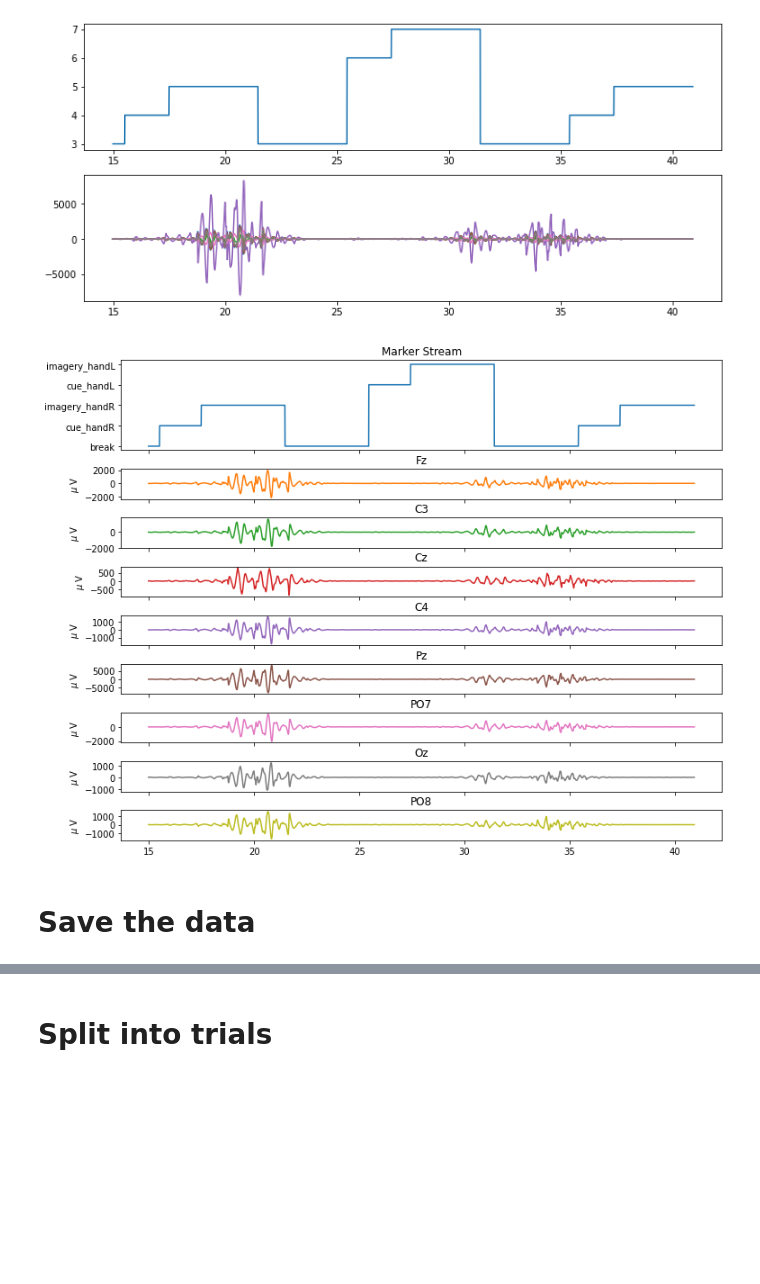
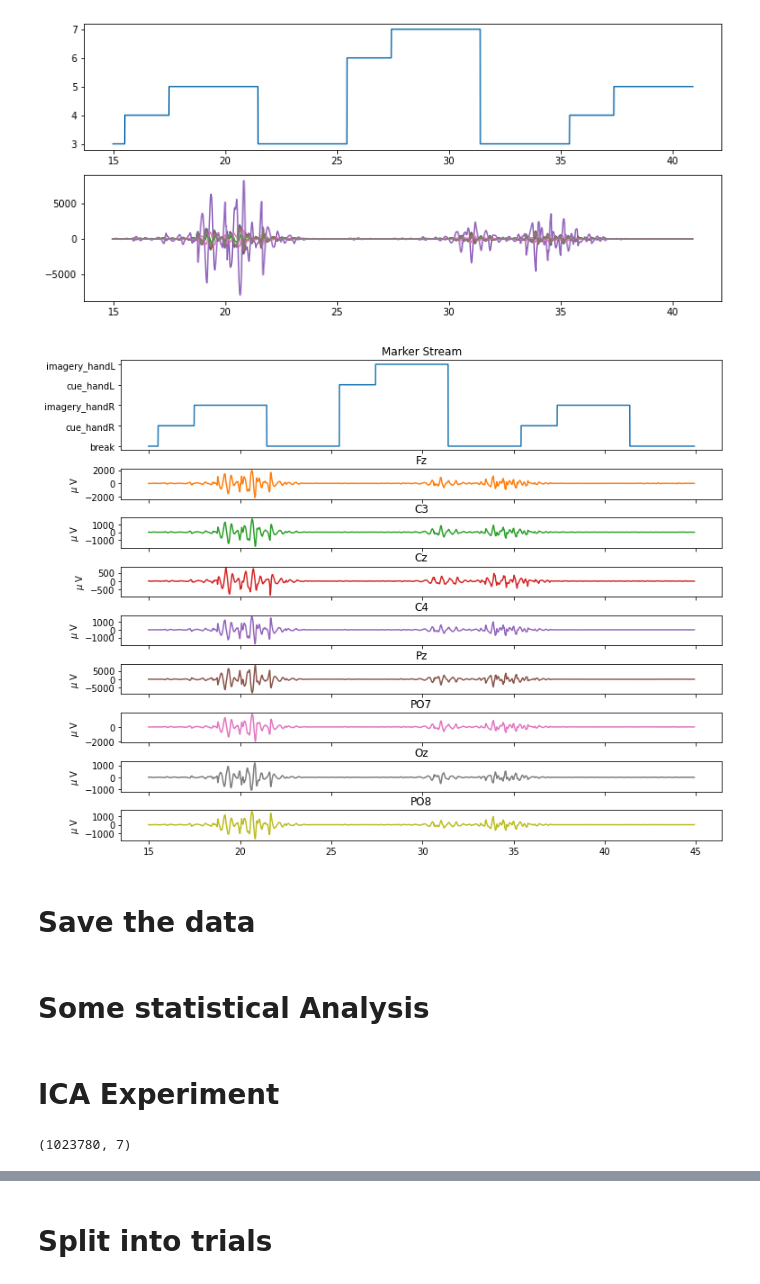
Before and after one commit to Jake-Jay/motor-imagery, a Jupyter notebook: PreprocessingFromXDF.ipynb, the cells around one changed output, grey strips where cells are left out. Saved outputs shown, nothing was run; the diff lists cells and outputs as text; code cells hidden in the pictures; blank space fills up the shorter version.

```diff
--- a/PreprocessingFromXDF.ipynb
+++ b/PreprocessingFromXDF.ipynb
@@ -9,9 +9,12 @@ from scipy import signal
 
 from util import preprocess_util
 
+%load_ext autoreload
+%autoreload 2
+
 DATA_DIR = Path('./data')
 DATA_FILE_NAME = 'Sandra_MI_1h.xdf'
-DATA_FILE = DATA_DIR / DATA_FILE
+DATA_FILE = DATA_DIR / DATA_FILE_NAME
 # %% [markdown]
 # Read in xdf file(s)
 # %%
@@ -140,7 +151,7 @@ eeg_data = eeg_data - np.mean(eeg_data, axis=0)
 ## Filter EEG data
 # %%
 lf = 2
-hf = 30
+hf = 40
 nf = 50
 
 # Design notch filter
@@ -297,40 +304,54 @@ plt.show()
 # %% [output]
 [figure]
 # %%
-colors = plt.rcParams["axes.prop_cycle"]()
+def plot_all(eeg_timestamps, event_time_series, eeg_data, number_of_channels=None, window=30, start_time = 15):
 
-window = 26
-start_time = 15
-number_of_channels = 8
+    if number_of_channels == None:
+        number_of_channels = eeg_data.shape[0]
 
-fig, axs = plt.subplots(number_of_channels+1, 1,figsize=(10,8), sharex=True, gridspec_kw={'height_ratios': [3,1,1,1,1,1,1,1,1]})
-plt.tight_layout()
+    colors = plt.rcParams["axes.prop_cycle"]()
 
-x = relative_eeg_timestamps[start_time*fs:(start_time + window)*fs]
-y = event_time_series[start_time*fs:(start_time + window)*fs]
+    height_ratios = [1 if i>0 else 3 for i in range(number_of_channels+1)]
 
-c = next(colors)["color"]
-axs[0].plot(x, y, color=c)
-axs[0].set_title('Marker Stream')
-plt.sca(axs[0])
-plt.yticks(range(len(event_labels)), event_labels)
-axs[0].set_ylim([2.8,7.2])
+    fig, axs = plt.subplots(
+        number_of_channels+1, 1,
+        figsize=(10,8),
+        sharex=True,
+        gridspec_kw={'height_ratios': height_ratios}
+    )
+    plt.tight_layout()
 
-for i in range(number_of_channels):
-    axs[i+1].plot(
-        x,
-        eeg_notched_bp[i ,start_time*fs:(start_time + window)*fs],
-        color=next(colors)["color"]
-    )
-    axs[i+1].set_title(channel2name(i))
-    axs[i+1].set_ylabel(r'$\mu$ V')
+    x = eeg_timestamps[start_time*fs:(start_time + window)*fs]
+    y = event_time_series[start_time*fs:(start_time + window)*fs]
 
-plt.show()
+    c = next(colors)["color"]
+    axs[0].plot(x, y, color=c)
+    axs[0].set_title('Marker Stream')
+    plt.sca(axs[0])
+    plt.yticks(range(len(event_labels)), event_labels)
+    axs[0].set_ylim([2.8,7.2])
+
+    for i in range(number_of_channels):
+        axs[i+1].plot(
+            x,
+            eeg_data[i ,start_time*fs:(start_time + window)*fs],
+            color=next(colors)["color"]
+        )
+        axs[i+1].set_title(channel2name(i))
+        axs[i+1].set_ylabel(r'$\mu$ V')
+
+    plt.show()
+
+plot_all(relative_eeg_timestamps, event_time_series, eeg_notched_bp)
 # %% [output]
-[figure, old version]
+[figure, new version]
 # %% [markdown]
 # Save the data
 # %%
 data_file_name = DATA_FILE_NAME.split('.')[0]
 np.save(DATA_DIR / f'{data_file_name}_eeg_data', eeg_notched_bp, allow_pickle=True)
 np.save(DATA_DIR / f'{data_file_name}_marker_stream', eeg_notched_bp, allow_pickle=True)
+# %% [markdown]
+# Some statistical Analysis
+# %% [markdown]
+# ICA Experiment
@@ -336,0 +362,5 @@ np.save(DATA_DIR / f'{data_file_name}_marker_stream', eeg_notched_bp, allow_pick
+# %%
+_transformed = transformer.fit_transform(eeg_notched_bp.T)
+_transformed.shape
+# %% [output]
+(1023780, 7)
```
Also changed, not shown: parts of 18 cells of this notebook, 3 other files.
